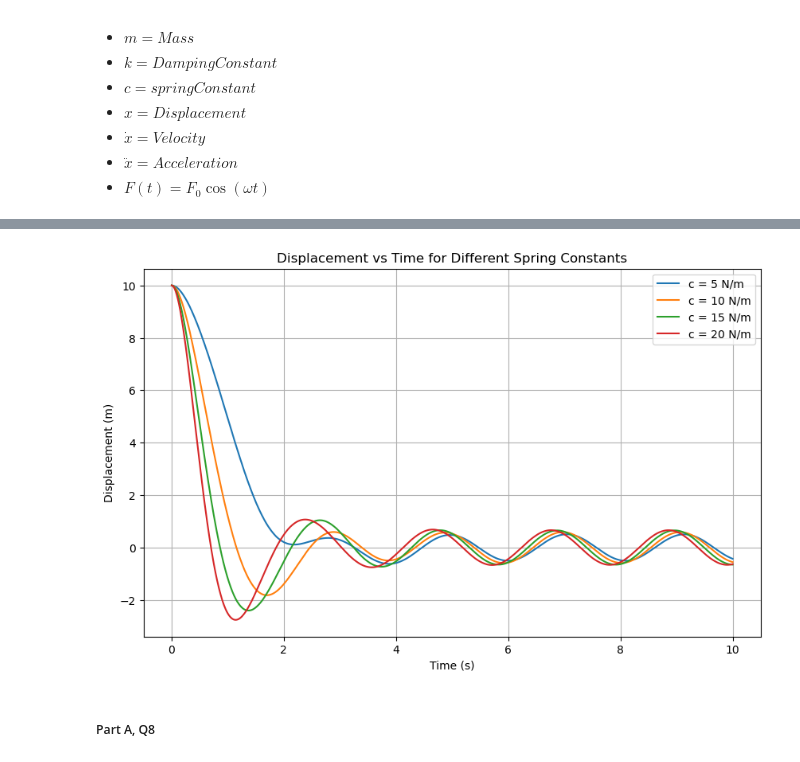
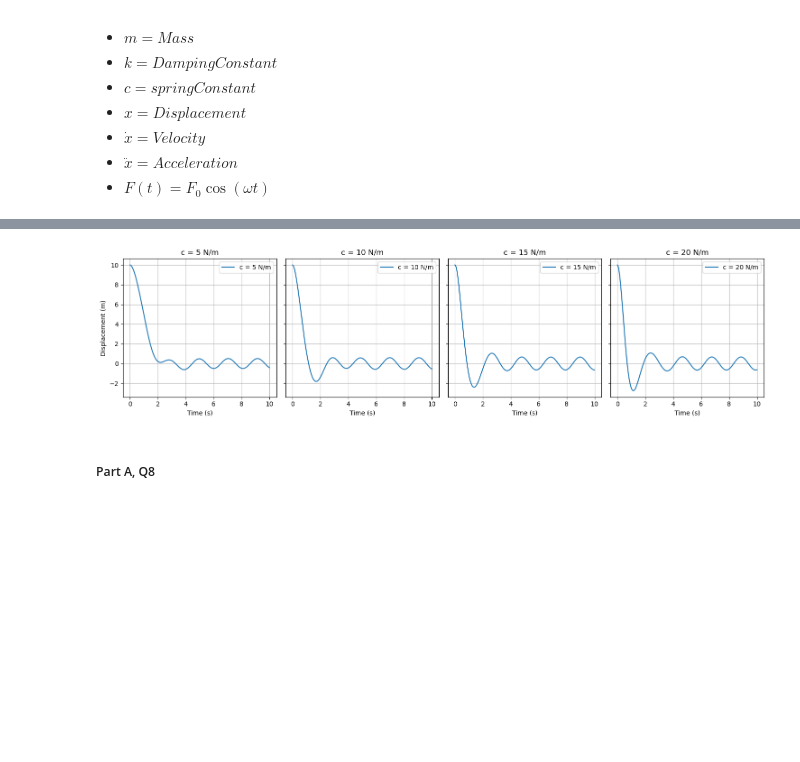
Before and after one commit to Duks31/vibrations, a Jupyter notebook: main.ipynb, the cells around one changed output, grey strips where cells are left out. Drawn from its saved outputs; the diff is of its cells as text; code cells hidden in the pictures; blank space fills up the shorter version.

```diff
--- a/main.ipynb
+++ b/main.ipynb
@@ -286,38 +350,48 @@ plt.show()
 # %%
+import numpy as np
 from scipy.integrate import odeint
+import matplotlib.pyplot as plt
 
 mass = 2
 damping_constant = 5
 external_force = 10
 omega = 3
 initial_displacement = 10
 
 t = np.linspace(0, 10, 1000)
 
 def system_eq(X, t, mass, damping_constant, c, external_force, omega):
     x, v = X
     dxdt = v
-    dvdt = (external_force * np.cos(omega * t) - k * v - c * x) / mass
+    dvdt = (external_force * np.cos(omega * t) - damping_constant * v - c * x) / mass
     return [dxdt, dvdt]
 
 c_values = [5, 10, 15, 20]
-plt.figure(figsize=(10, 6))
 
-for c in c_values:
+# Set up subplots
+num_plots = len(c_values)
+fig, axes = plt.subplots(1, num_plots, figsize=(15, 4), sharey=True)
+
+for i, c in enumerate(c_values):
+    ax = axes[i]  # Select the subplot
     X0 = [initial_displacement, 0]
 
-    sol = odeint(system_eq, X0, t, args=(mass, k, c, external_force, omega))
+    # Solve the system for the given spring constant
+    sol = odeint(system_eq, X0, t, args=(mass, damping_constant, c, external_force, omega))
 
-    plt.plot(t, sol[:, 0], label=f'c = {c} N/m')
+    # Plot displacement for the given spring constant
+    ax.plot(t, sol[:, 0], label=f'c = {c} N/m', linestyle='-')
+    ax.set_title(f'c = {c} N/m')
+    ax.set_xlabel('Time (s)')
+    if i == 0:
+        ax.set_ylabel('Displacement (m)')
+    ax.grid(True)
+    ax.legend()
 
-plt.title('Displacement vs Time for Different Spring Constants')
-plt.xlabel('Time (s)')
-plt.ylabel('Displacement (m)')
-plt.legend()
-plt.grid(True)
+plt.tight_layout()
 plt.show()
 # %% [output]
-[figure, old version]
+[figure, new version]
 # %% [markdown]
 ##### Part A, Q8
 # %%
```
Also changed, not shown: parts of 5 cells of this notebook, 7 other files.
